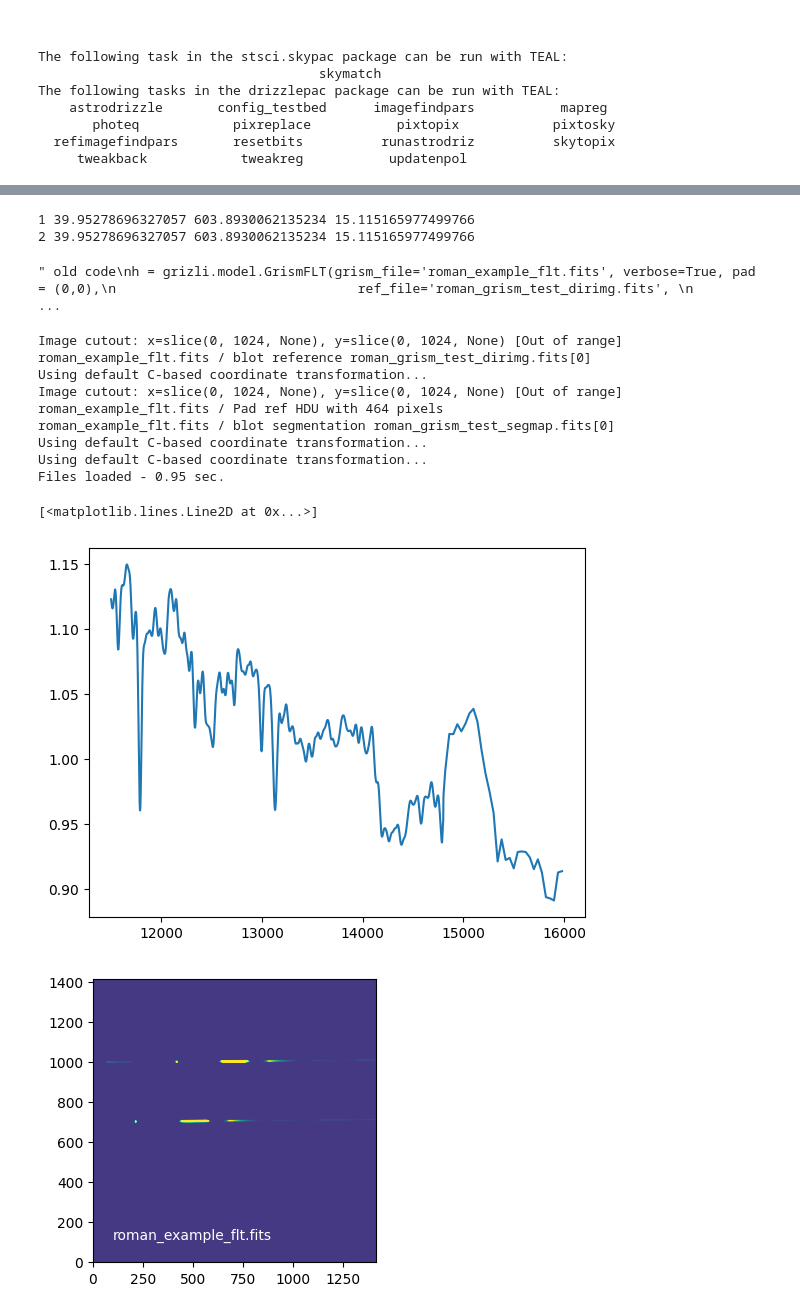
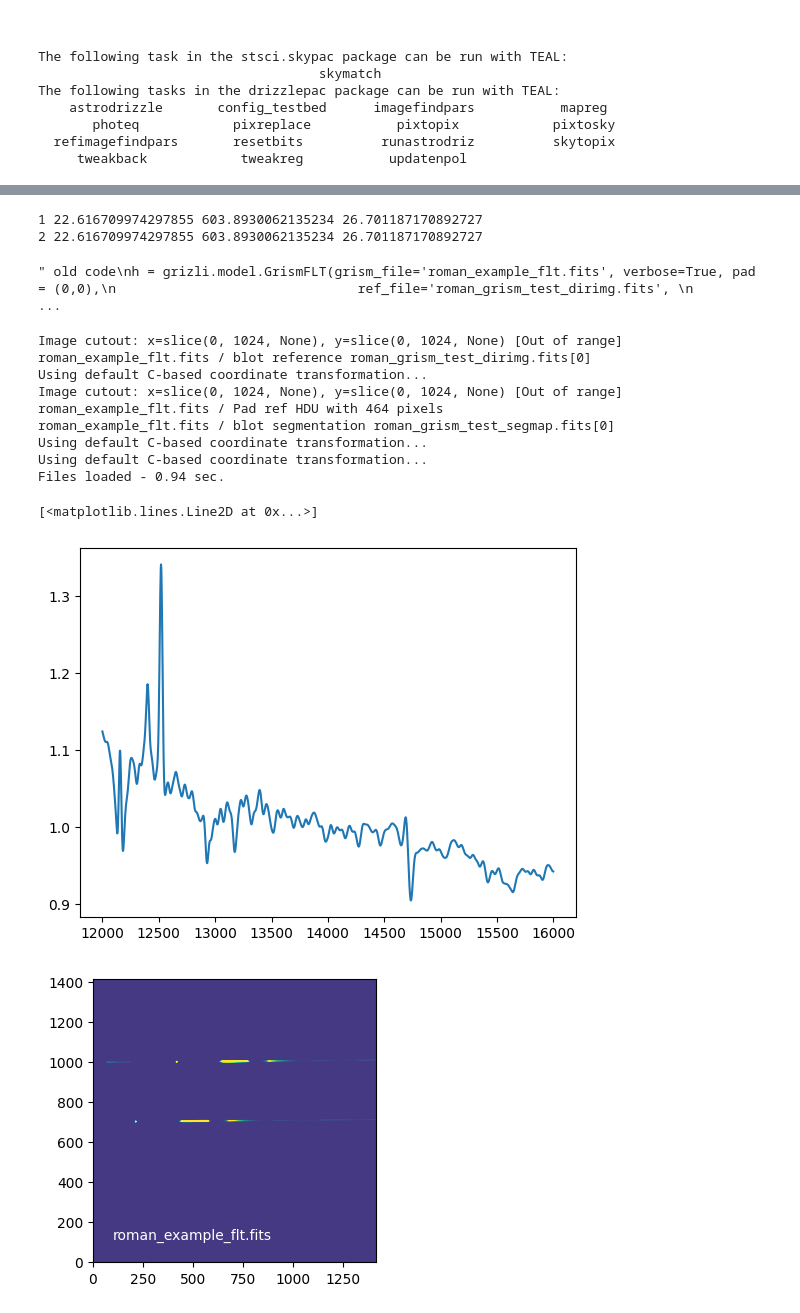
Before and after one commit to Zhiyuan-G/Roman-grism-sim, a Jupyter notebook: grizli_simple_sim.ipynb, the cells around one changed output, grey strips where cells are left out. Cells and saved outputs as stored; diff of their text form; code cells hidden in the pictures.

Commit message:
updating example notebook

```diff
--- a/grizli_simple_sim.ipynb
+++ b/grizli_simple_sim.ipynb
@@ -85,7 +102,7 @@ def get_counts(mag):
     counts = np.power(10, -0.4 * (mag - ZP))
     return counts
 
-dirimage = 'roman_grism_test_dirimg.fits'
+dirimage = out_dir+'roman_grism_test_dirimg.fits'
 segfile = dirimage.replace('dirimg.fits', 'segmap.fits')
 NPIX = 1024
 
@@ -117,7 +134,7 @@ counts2 = get_counts(mag2)
 all_counts = [counts1, counts2]
 
 # Generate segmap
-threshold = 0.3  # threshold to apply to the image
+threshold = 0.6  # threshold to apply to the image
 good = full_img > threshold  # these pixels belong to a source
 segmap = label(good)  # now these pixels have unique SegIDs
 
@@ -142,7 +159,7 @@ for i in range(len(segids)):
 # Save
 # Create a header (pyLINEAR needs WCS)
 
-dirimg_hdr = fits.getheader('roman_example_flt.fits')
+dirimg_hdr = fits.getheader(out_dir+'roman_example_flt.fits')
 hdr = dirimg_hdr
 hdr['FILTER'] = 'f140w'
 #hdr['EXPTIME'] = 140.25
@@ -172,8 +189,8 @@ ext1 = fits.ImageHDU(data=segmap, header=hdr, name='SCI')
 shdul.append(ext1)
 shdul.writeto(segfile, overwrite=True)
 # %% [output]
-1 39.95278696327057 603.8930062135234 15.115165977499766
-2 39.95278696327057 603.8930062135234 15.115165977499766
+1 22.616709974297855 603.8930062135234 26.701187170892727
+2 22.616709974297855 603.8930062135234 26.701187170892727
 # %%
 ''' old code
 h = grizli.model.GrismFLT(grism_file='roman_example_flt.fits', verbose=True, pad = (0,0),
@@ -186,9 +203,9 @@ h.compute_full_model(ids=[1,2], mags=[19.5,19.6], verbose=True)
 # %% [output]
 " old code\nh = grizli.model.GrismFLT(grism_file='roman_example_flt.fits', verbose=True, pad = (0,0),\n                               ref_file='roman_grism_test_dirimg.fits', \n                        ...
 # %%
-sim = grizli.multifit.GroupFLT(grism_files=['roman_example_flt.fits'], direct_files=[],
-                               ref_file='roman_grism_test_dirimg.fits',
-                               seg_file='roman_grism_test_segmap.fits',
+sim = grizli.multifit.GroupFLT(grism_files=[out_dir+'roman_example_flt.fits'], direct_files=[],
+                               ref_file=out_dir+'roman_grism_test_dirimg.fits',
+                               seg_file=out_dir+'roman_grism_test_segmap.fits',
                                #catalog=cat,
                                cpu_count=1, pad=200)
 # %% [output]
@@ -200,19 +217,19 @@ roman_example_flt.fits / Pad ref HDU with 464 pixels
 roman_example_flt.fits / blot segmentation roman_grism_test_segmap.fits[0]
 Using default C-based coordinate transformation...
 Using default C-based coordinate transformation...
-Files loaded - 0.95 sec.
+Files loaded - 0.94 sec.
 # %%
 ref_3dhst = fits.open('udf_3dhst_cat.fits')
 detection_bp = S.ObsBandpass('wfc3,ir,f140w')
-templ = ref_3dhst['WAVE'].data*(1+ 1.0)
-tempf = ref_3dhst['FLAMBDA'].data[16,:]
+templ = ref_3dhst['WAVE'].data*(1+ 1.5)
+tempf = ref_3dhst['FLAMBDA'].data[60,:]
 spec = S.ArraySpectrum(wave=templ, flux=tempf, waveunits='angstroms', fluxunits='flam')
 spec = spec.renorm(1., 'flam', detection_bp)
-mask, = np.where((spec.wave > 1.15e4) & (spec.wave < 1.6e4))
+mask, = np.where((spec.wave > 1.2e4) & (spec.wave < 1.6e4))
 plt.plot(spec.wave[mask], spec.flux[mask])
 # %% [output]
 [<matplotlib.lines.Line2D at 0x...>]
-[figure, old version]
+[figure, new version]
 # %%
 for id in [1,2]:
     sim.compute_single_model(id, mag=19.5, size=-1, store=False,
```
Also changed, not shown: parts of 9 cells of this notebook.
